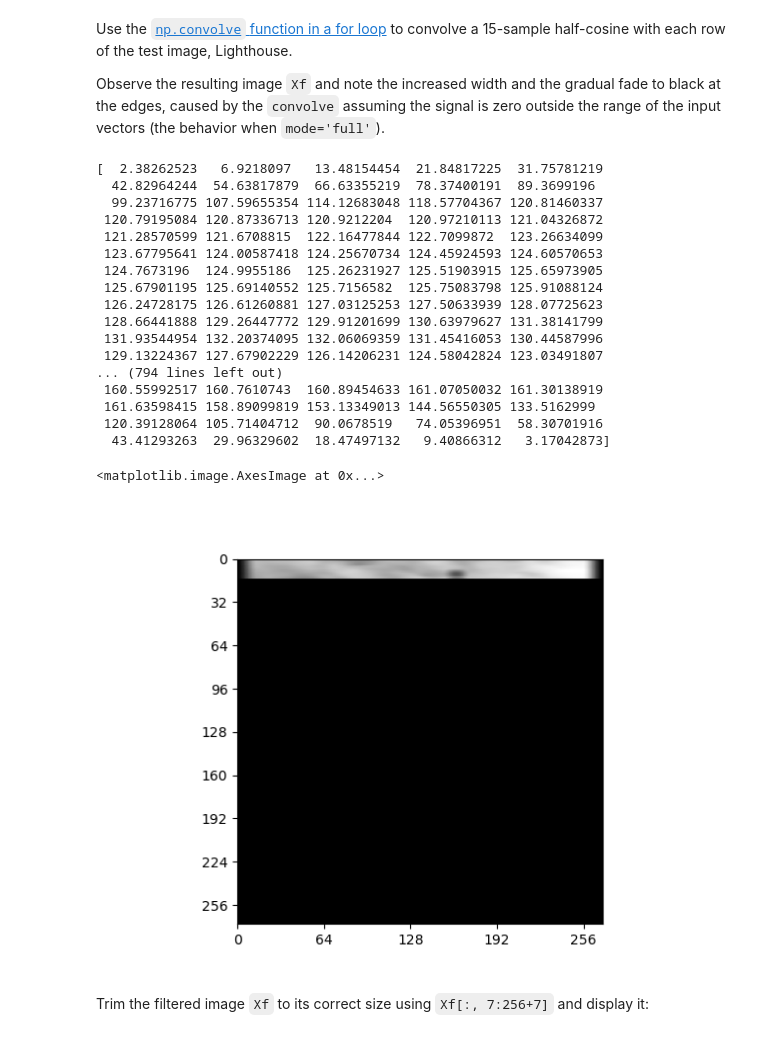
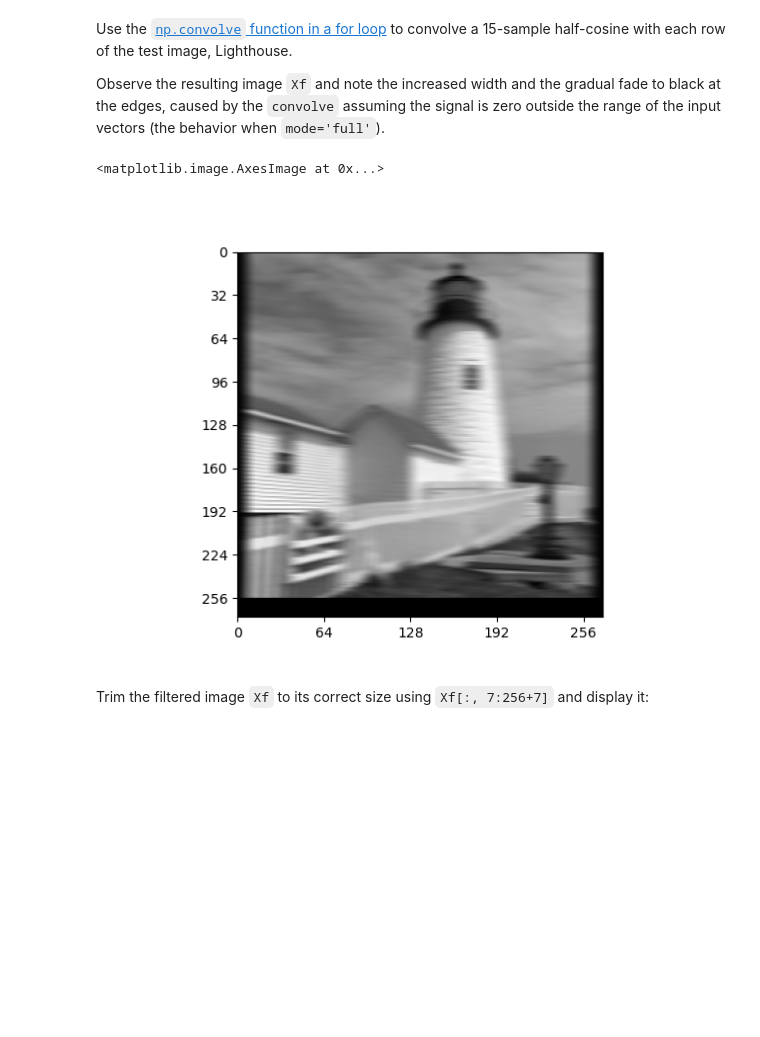
Before and after one commit to jet-tong/cued_sf2_lab, a Jupyter notebook: 5-simple-image-filtering.ipynb, the cells around one changed output. Saved outputs shown, nothing was run; the diff lists cells and outputs as text; code cells hidden in the pictures; blank space fills up the shorter version.

```diff
--- a/5-simple-image-filtering.ipynb
+++ b/5-simple-image-filtering.ipynb
@@ -50,40 +50,22 @@ Observe the resulting image `Xf` and note the increased width and the gradual fa
 # %%
 # your code here
 def halfcos(N):
     h = np.cos((np.array(range(1,N+1))/(N+1)-0.5)*np.pi)
     h = h/sum(h)
     return h
 fig, ax = plt.subplots()
 N = 15
 h = halfcos(N)
 Xf = np.ones((270,270))
-for i in range (N):
+for i in range (256):
     Xf[i] = np.convolve(X[i],h)
-    print(Xf[i])
     #xf = np.convolve(X[i],h)
     #Xf.append(list(xf))
 #Xf = np.array(Xf)
 plot_image(Xf, ax=ax)
 # %% [output]
-[  2.38262523   6.9218097   13.48154454  21.84817225  31.75781219
-  42.82964244  54.63817879  66.63355219  78.37400191  89.3699196
-  99.23716775 107.59655354 114.12683048 118.57704367 120.81460337
- 120.79195084 120.87336713 120.9212204  120.97210113 121.04326872
- 121.28570599 121.6708815  122.16477844 122.7099872  123.26634099
- 123.67795641 124.00587418 124.25670734 124.45924593 124.60570653
- 124.7673196  124.9955186  125.26231927 125.51903915 125.65973905
- 125.67901195 125.69140552 125.7156582  125.75083798 125.91088124
- 126.24728175 126.61260881 127.03125253 127.50633939 128.07725623
- 128.66441888 129.26447772 129.91201699 130.63979627 131.38141799
- 131.93544954 132.20374095 132.06069359 131.45416053 130.44587996
- 129.13224367 127.67902229 126.14206231 124.58042824 123.03491807
-... (794 lines left out)
- 160.55992517 160.7610743  160.89454633 161.07050032 161.30138919
- 161.63598415 158.89099819 153.13349013 144.56550305 133.5162999
- 120.39128064 105.71404712  90.0678519   74.05396951  58.30701916
-  43.41293263  29.96329602  18.47497132   9.40866312   3.17042873]
+<matplotlib.image.AxesImage at 0x...>
-<matplotlib.image.AxesImage at 0x...>
-[figure, old version]
+[figure, new version]
 # %% [markdown]
 Trim the filtered image `Xf` to its correct size using `Xf[:, 7:256+7]` and display it:
 # %%
```
Also changed, not shown: parts of 1 cell of this notebook.
